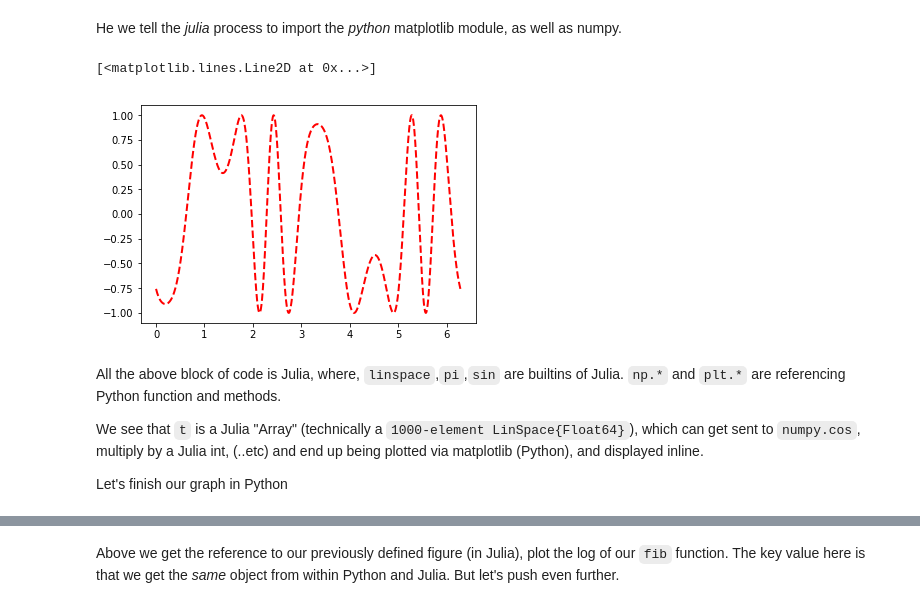
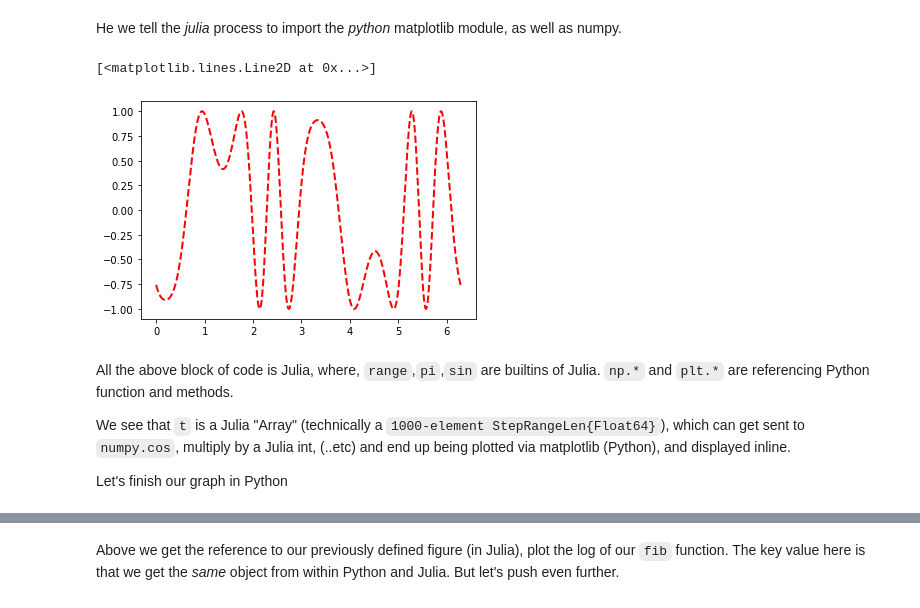
Before and after one commit to binder-examples/multi-language-demo, a Jupyter notebook: 23-Cross-Language-Integration.ipynb, the cells around one changed output, grey strips where cells are left out. Saved outputs shown, nothing was run; the diff lists cells and outputs as text; code cells hidden in the pictures.

```diff
--- a/23-Cross-Language-Integration.ipynb
+++ b/23-Cross-Language-Integration.ipynb
@@ -446,17 +456,17 @@ He we tell the _julia_ process to import the _python_ matplotlib module, as well
 # %%
 %%julia
                                         # Note how we mix numpy and julia:
-t = linspace(0, 2*pi,1000);             # use the julia `linspace` and `pi`
-s = sin(3*t + 4*np.cos(2*t));           # use the numpy cosine and julia sine
+t = range(0, stop=2*pi, length=1000);   # use the julia `range` and `pi`
+s = sin.(3*t + 4*np.cos(2*t));          # use the numpy cosine and julia sine
 fig = plt.gcf()                         # **** WATCH THIS VARIABLE ****
 plt.plot(t, s, color="red", linewidth=2.0, linestyle="--", label="sin(3t+4.cos(2t))")
 # %% [output]
 [<matplotlib.lines.Line2D at 0x...>]
-[figure, old version]
+[figure, new version]
 # %% [markdown]
-All the above block of code is Julia, where, `linspace`,`pi`,`sin`  are builtins of Julia. `np.*` and `plt.*` are referencing Python function and methods.
+All the above block of code is Julia, where, `range`,`pi`,`sin`  are builtins of Julia. `np.*` and `plt.*` are referencing Python function and methods.
 
-We see that `t` is a Julia "Array" (technically a `1000-element LinSpace{Float64}`), which can get sent to `numpy.cos`, multiply by a Julia int, (..etc) and end up being plotted via matplotlib (Python), and displayed inline.
+We see that `t` is a Julia "Array" (technically a `1000-element StepRangeLen{Float64}`), which can get sent to `numpy.cos`, multiply by a Julia int, (..etc) and end up being plotted via matplotlib (Python), and displayed inline.
 
 Let's finish our graph in Python
 # %%
```
Also changed, not shown: parts of 7 cells of this notebook.
